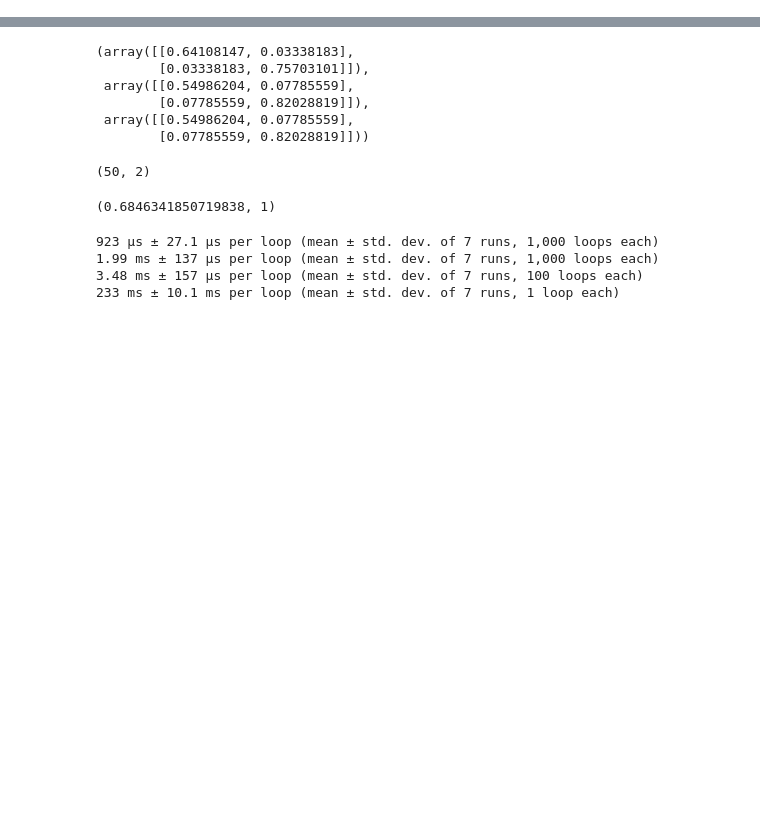
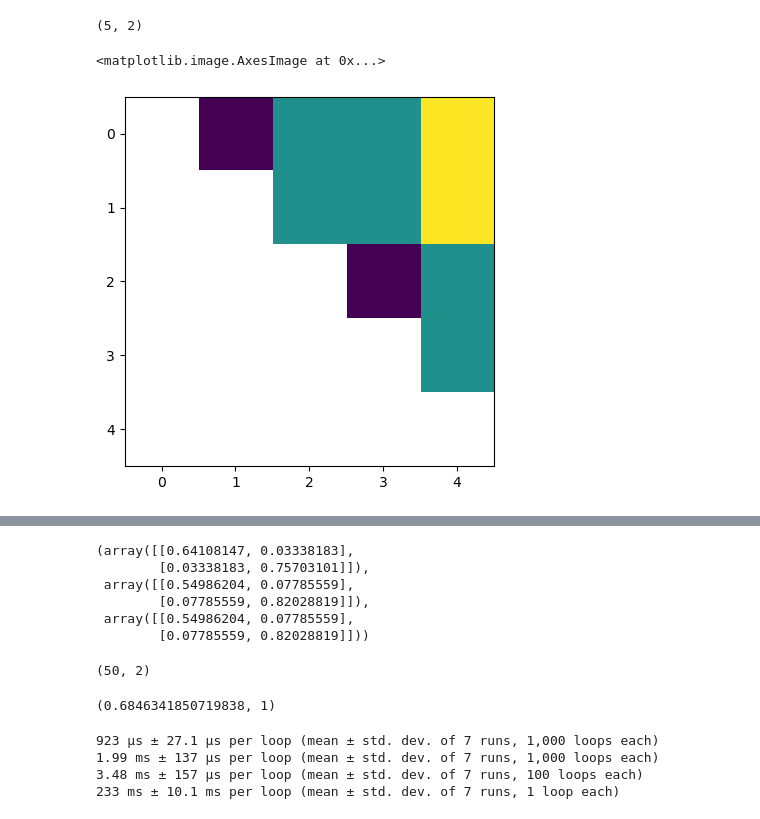
Before and after one commit to FabulousFabs/MVPy, a Jupyter notebook: examples/tests.ipynb, the cells around one changed output, grey strips where cells are left out. Cells and saved outputs as stored; diff of their text form; code cells hidden in the pictures; blank space fills up the shorter version.

Commit message:
RSA estimators and tests

```diff
--- a/examples/tests.ipynb
+++ b/examples/tests.ipynb
@@ -7,0 +72,74 @@ import mvpy as mv
+# %%
+import sklearn
+from typing import Any, Union, Callable
+from joblib import Parallel, delayed
+
+class _RSA_numpy(sklearn.base.BaseEstimator):
+    '''
+    '''
+
+    def __init__(self, estimator: Callable = mv.math.euclidean, n_jobs: Union[int, None] = None):
+        '''
+        '''
+
+        self.estimator_ = estimator
+        self.n_jobs_ = n_jobs
+        self.cx_ = None
+        self.cy_ = None
+        self.rdm_ = None
+
+    def fit(self, *args):
+        '''
+        '''
+
+        return self
+
+    def transform(self, X: np.ndarray) -> np.ndarray:
+        '''
+        '''
+
+        # setup dimensions
+        dims = X.shape
+
+        # check dimensions
+        if len(dims) < 2:
+            raise ValueError('`X` must be at least 2-dimensional.')
+
+        # check dimensions
+        if len(dims) < 3:
+            X = X[...,np.newaxis]
+
+        # setup dimensions
+        dims = X.shape
+        N, F, T = dims[0], dims[-2], dims[-1]
+
+        # setup indices
+        n = np.arange(N)
+        nx, ny = np.meshgrid(n, n)
+        self.cx_, self.cy_ = np.triu_indices(N, k = 1)
+        i, j = nx.flatten()[self.cx_], ny.T.flatten()[self.cy_]
+
+        # compute RDM
+        self.rdm_ = np.stack(Parallel(n_jobs = self.n_jobs_)
+                                (delayed(self.estimator_)
+                                    (X.swapaxes(-2, -1)[i,...,k,:],
+                                     X.swapaxes(-2, -1)[j,...,k,:])
+                                 for k in range(T)),
+                             axis = -1)
+
+
+
+x = np.array([[0, 1], [0, 1], [0, 2], [0, 2], [0, 3]])
+print(x.shape)
+rsa = _RSA_numpy(estimator = mv.math.euclidean)
+rsa.transform(x)
+
+rdm = np.zeros((x.shape[0], x.shape[0])) * np.nan
+rdm[rsa.cx_,rsa.cy_] = rsa.rdm_.squeeze()
+
+import matplotlib.pyplot as plt
+plt.imshow(rdm[:,:])
+# %% [output]
+(5, 2)
+<matplotlib.image.AxesImage at 0x...>
+[figure, added]
```
Also changed, not shown: parts of 14 cells of this notebook, 6 other files.
